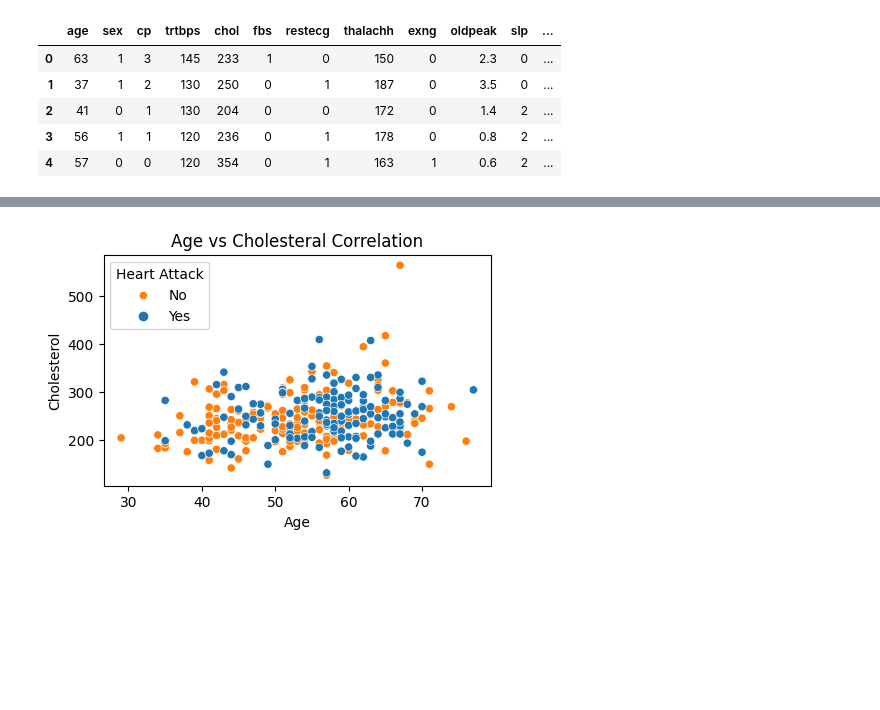
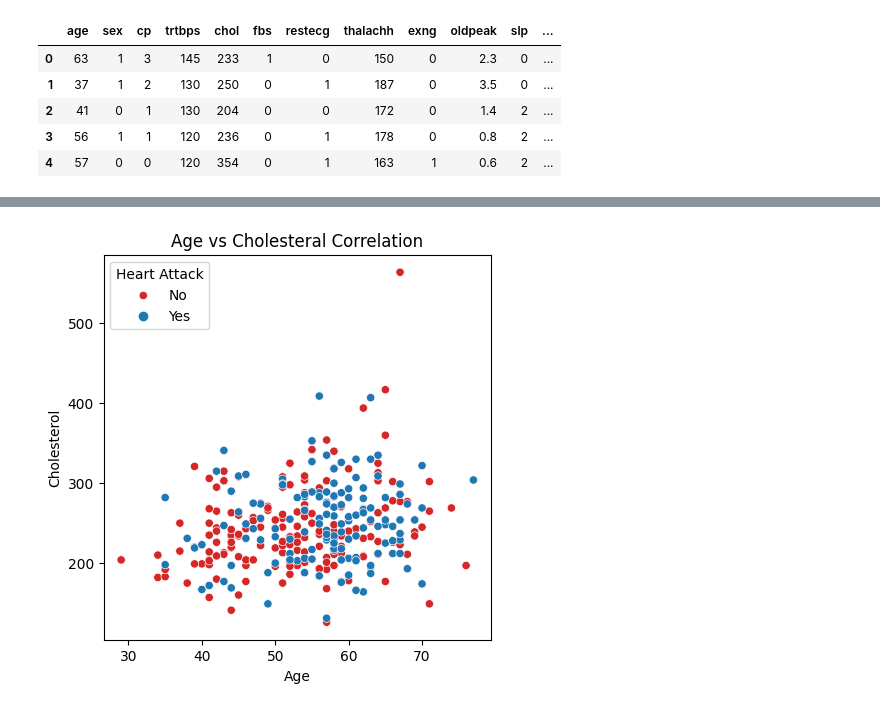
Before and after one commit to JoaquinWelch/heart_disease-proj, a Jupyter notebook: heartpred.ipynb, the cells around one changed output, grey strips where cells are left out. Cells and saved outputs as stored; diff of their text form; code cells hidden in the pictures; blank space fills up the shorter version.

```diff
--- a/heartpred.ipynb
+++ b/heartpred.ipynb
@@ -106,10 +181,12 @@ plt.show()
+# %%
+custom_palette = ['#1f77b4', '#d62728']
 # %%
-plt.figure(figsize=[5,3])
-sns.scatterplot(data=df, x='age', y='chol', hue='output')
+plt.figure(figsize=[5,5])
+sns.scatterplot(data=df, x='age', y='chol', hue='output', palette=custom_palette)
 plt.title('Age vs Cholesteral Correlation')
 plt.xlabel('Age')
 plt.ylabel('Cholesterol')
 plt.legend(title='Heart Attack', labels=['No','Yes'])
 plt.show()
 # %% [output]
-[figure, old version]
+[figure, new version]
```
Also changed, not shown: parts of 25 cells of this notebook.
